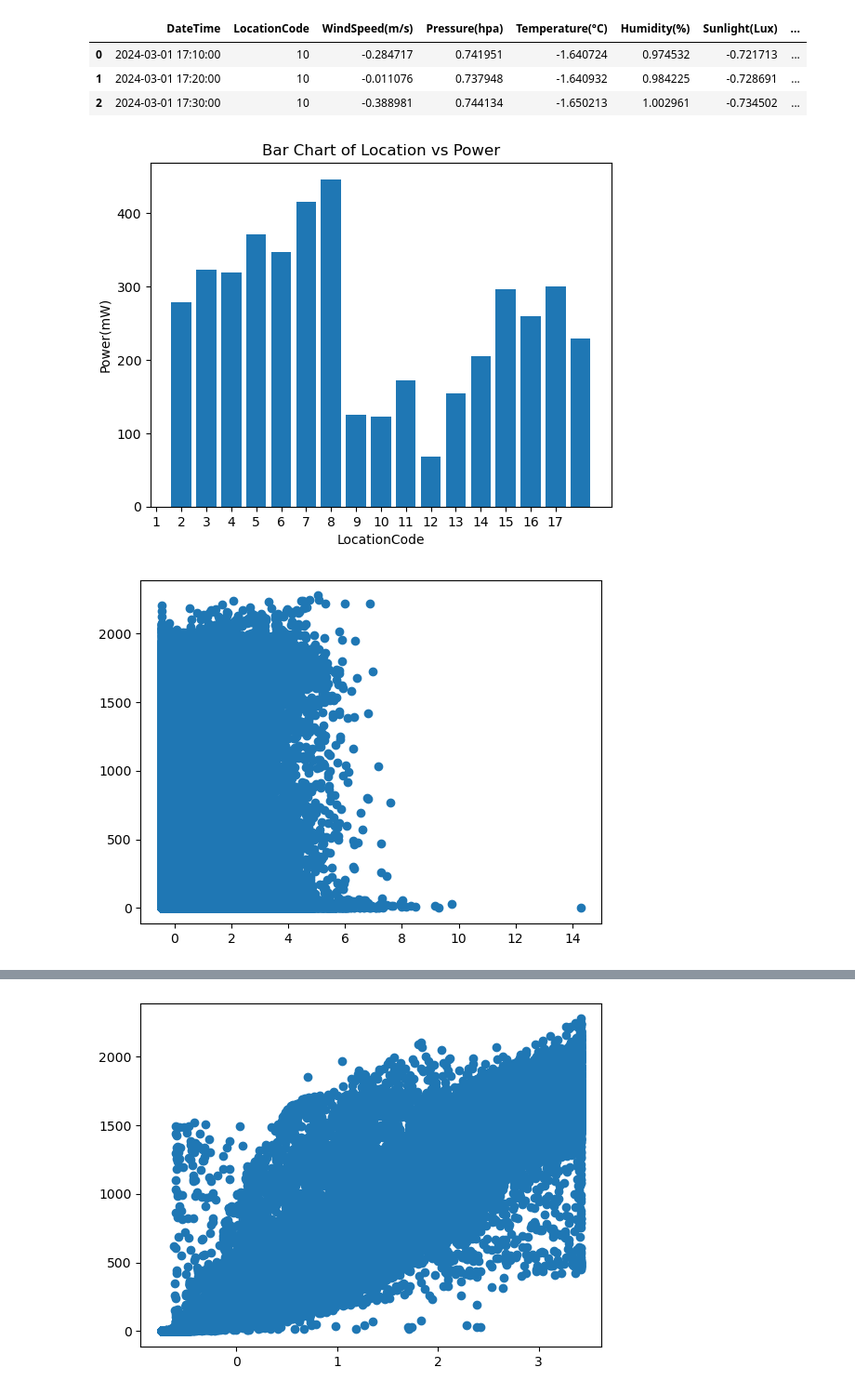
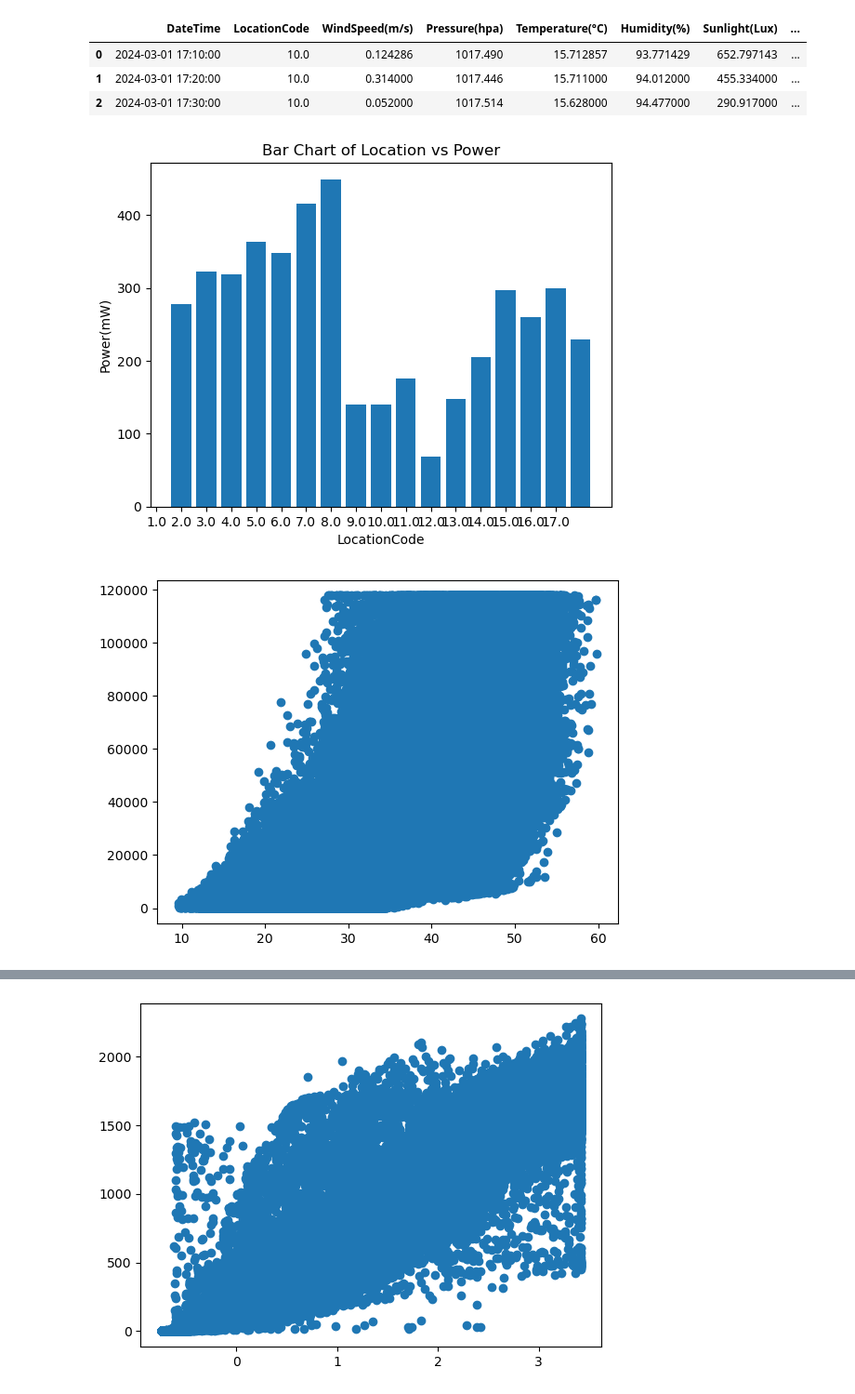
Before and after one commit to weiso131/power_generation_predict, a Jupyter notebook: data_analize.ipynb, the cells around one changed output, grey strips where cells are left out. Shown at 93% size. Cells and saved outputs as stored; diff of their text form; code cells hidden in the pictures.

```diff
--- a/data_analize.ipynb
+++ b/data_analize.ipynb
@@ -5,24 +22,24 @@ import matplotlib.pyplot as plt
 # %%
 df = read_dir_csv()
-df = mean_10min(df)
+df = mean_min(df)
 # %%
-from sklearn.preprocessing import StandardScaler
+# from sklearn.preprocessing import StandardScaler
 
-# 指定要標準化的欄位
-columns_to_standardize = ['WindSpeed(m/s)', 'Pressure(hpa)', 'Temperature(°C)', 'Humidity(%)', 'Sunlight(Lux)']
+# # 指定要標準化的欄位
+# columns_to_standardize = ['WindSpeed(m/s)', 'Pressure(hpa)', 'Temperature(°C)', 'Humidity(%)', 'Sunlight(Lux)']
 
-# 初始化 StandardScaler
-scaler = StandardScaler()
+# # 初始化 StandardScaler
+# scaler = StandardScaler()
 
-# 對指定欄位進行標準化
-df[columns_to_standardize] = scaler.fit_transform(df[columns_to_standardize])
+# # 對指定欄位進行標準化
+# df[columns_to_standardize] = scaler.fit_transform(df[columns_to_standardize])
 # %%
 df[:3]
 # %% [output]
 |  | DateTime | LocationCode | WindSpeed(m/s) | Pressure(hpa) | Temperature(°C) | Humidity(%) | Sunlight(Lux) | ... |
-| 0 | 2024-03-01 17:10:00 | 10 | -0.284717 | 0.741951 | -1.640724 | 0.974532 | -0.721713 | ... |
-| 1 | 2024-03-01 17:20:00 | 10 | -0.011076 | 0.737948 | -1.640932 | 0.984225 | -0.728691 | ... |
-| 2 | 2024-03-01 17:30:00 | 10 | -0.388981 | 0.744134 | -1.650213 | 1.002961 | -0.734502 | ... |
+| 0 | 2024-03-01 17:10:00 | 10.0 | 0.124286 | 1017.490 | 15.712857 | 93.771429 | 652.797143 | ... |
+| 1 | 2024-03-01 17:20:00 | 10.0 | 0.314000 | 1017.446 | 15.711000 | 94.012000 | 455.334000 | ... |
+| 2 | 2024-03-01 17:30:00 | 10.0 | 0.052000 | 1017.514 | 15.628000 | 94.477000 | 290.917000 | ... |
 # %%
 location_df = df.groupby('LocationCode').mean().reset_index()
 
@@ -37,9 +54,9 @@ plt.xticks(ticks=range(len(location_df)), labels=location_df['LocationCode'])
 # 顯示圖表
 plt.show()
 # %% [output]
-[figure, old version]
+[figure, new version]
 # %%
-plt.scatter(df['WindSpeed(m/s)'], df['Power(mW)'])
+plt.scatter(df['Temperature(°C)'], df['Sunlight(Lux)'])
 plt.show()
 # %% [output]
-[figure, old version]
+[figure, new version]
```
Also changed, not shown: parts of 4 cells of this notebook.
